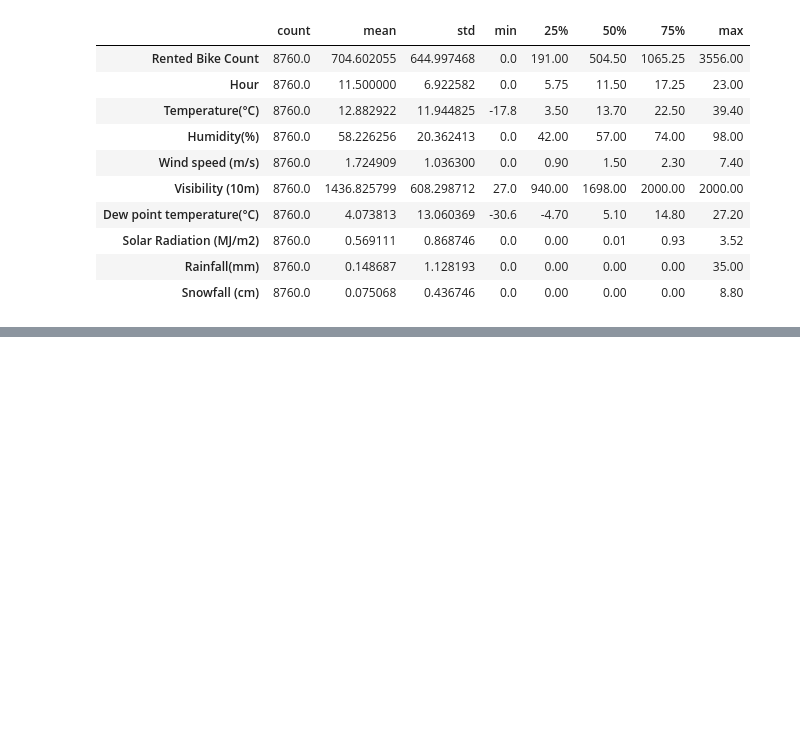
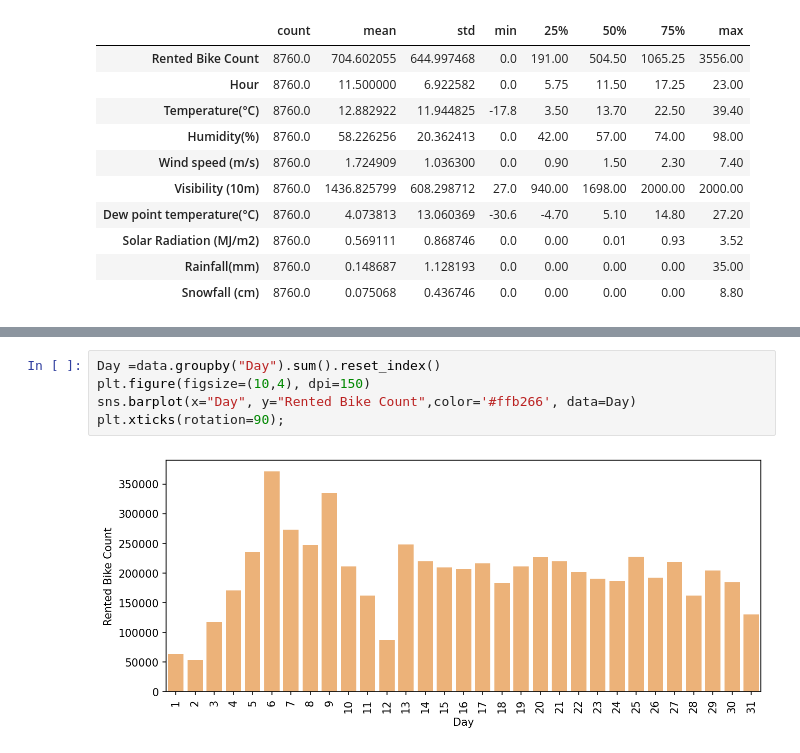
Before and after one commit to vinaylanjewar/Bike-Sharing-Demand-Prediction, a Jupyter notebook: Bike_Sharing_Demand_Prediction_Capstone_Project_2.ipynb, the cells around one changed output, grey strips where cells are left out. Drawn from its saved outputs; the diff is of its cells as text; blank space fills up the shorter version.

```diff
--- a/Bike_Sharing_Demand_Prediction_Capstone_Project_2.ipynb
+++ b/Bike_Sharing_Demand_Prediction_Capstone_Project_2.ipynb
@@ -144,0 +264,7 @@ data.describe().transpose()
+# %%
+Day =data.groupby("Day").sum().reset_index()
+plt.figure(figsize=(10,4), dpi=150)
+sns.barplot(x="Day", y="Rented Bike Count",color='#ffb266', data=Day)
+plt.xticks(rotation=90);
+# %% [output]
+[figure, added]
```
Also changed, not shown: parts of 22 cells of this notebook.
